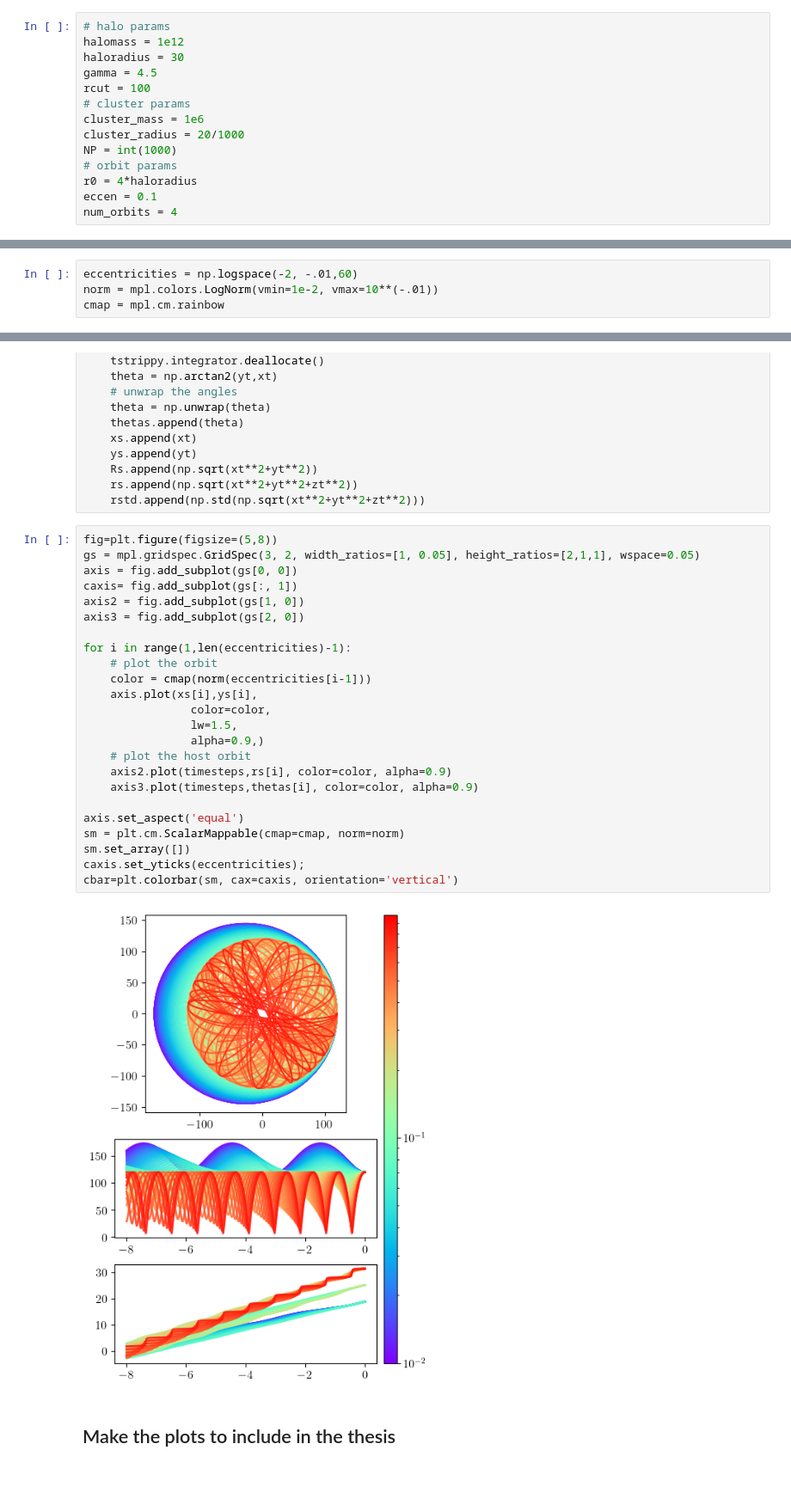
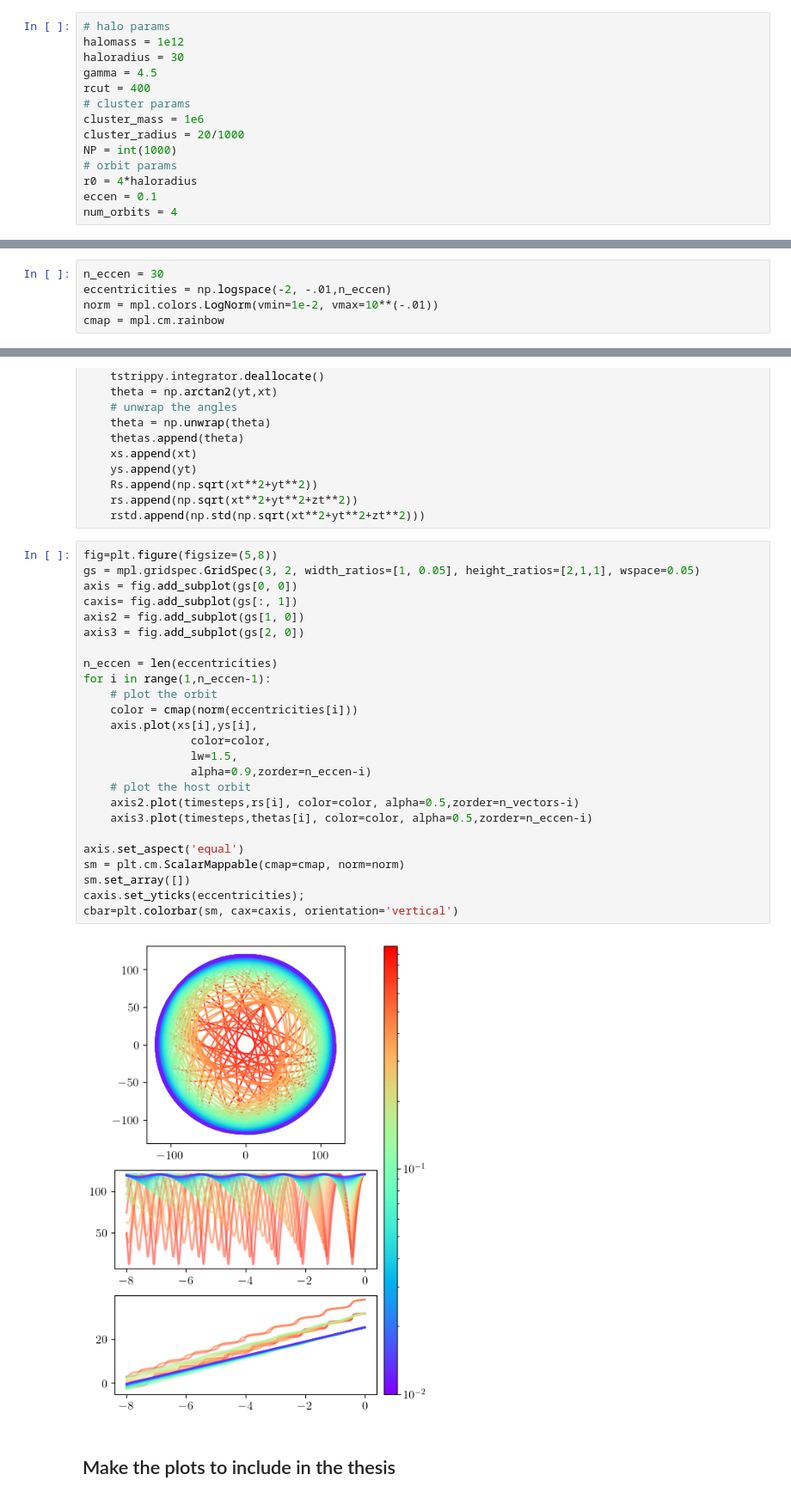
Before and after one commit to salvatore-ferrone/phd-thesis-ferrone, a Jupyter notebook: demos/tidalTensor/martos_halo_tidal_tensor.ipynb, the cells around one changed output, grey strips where cells are left out. Shown at 86% size. Cells and saved outputs as stored; diff of their text form.

```diff
--- a/demos/tidalTensor/martos_halo_tidal_tensor.ipynb
+++ b/demos/tidalTensor/martos_halo_tidal_tensor.ipynb
@@ -14,7 +14,7 @@ import multiprocessing as mp
 halomass = 1e12
 haloradius = 30
 gamma = 4.5
-rcut = 100
+rcut = 400
 # cluster params
 cluster_mass = 1e6
 cluster_radius = 20/1000
@@ -101,7 +101,8 @@ tps = rps/vps
 chartime=np.median(tps)
 dt = chartime*dtfrac
 # %%
-eccentricities = np.logspace(-2, -.01,60)
+n_eccen = 30
+eccentricities = np.logspace(-2, -.01,n_eccen)
 norm = mpl.colors.LogNorm(vmin=1e-2, vmax=10**(-.01))
 cmap = mpl.cm.rainbow
 # %%
@@ -157,29 +158,30 @@ for i in range(len(eccentricities)):
 # %%
 fig=plt.figure(figsize=(5,8))
 gs = mpl.gridspec.GridSpec(3, 2, width_ratios=[1, 0.05], height_ratios=[2,1,1], wspace=0.05)
 axis = fig.add_subplot(gs[0, 0])
 caxis= fig.add_subplot(gs[:, 1])
 axis2 = fig.add_subplot(gs[1, 0])
 axis3 = fig.add_subplot(gs[2, 0])
 
-for i in range(1,len(eccentricities)-1):
+n_eccen = len(eccentricities)
+for i in range(1,n_eccen-1):
     # plot the orbit
-    color = cmap(norm(eccentricities[i-1]))
+    color = cmap(norm(eccentricities[i]))
     axis.plot(xs[i],ys[i],
                 color=color,
                 lw=1.5,
-                alpha=0.9,)
+                alpha=0.9,zorder=n_eccen-i)
     # plot the host orbit
-    axis2.plot(timesteps,rs[i], color=color, alpha=0.9)
-    axis3.plot(timesteps,thetas[i], color=color, alpha=0.9)
+    axis2.plot(timesteps,rs[i], color=color, alpha=0.5,zorder=n_vectors-i)
+    axis3.plot(timesteps,thetas[i], color=color, alpha=0.5,zorder=n_eccen-i)
 
 axis.set_aspect('equal')
 sm = plt.cm.ScalarMappable(cmap=cmap, norm=norm)
 sm.set_array([])
 caxis.set_yticks(eccentricities);
 cbar=plt.colorbar(sm, cax=caxis, orientation='vertical')
 # %% [output]
-[figure, old version]
+[figure, new version]
 # %% [markdown]
 ## Make the plots to include in the thesis
 # %%
```
Also changed, not shown: parts of 3 cells of this notebook, 1 other file.
